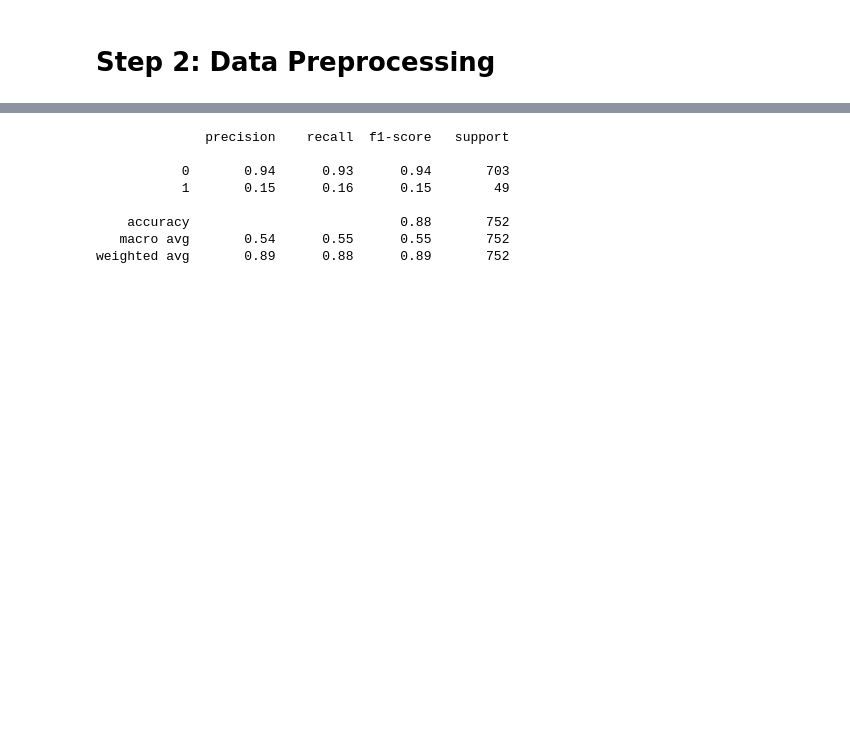
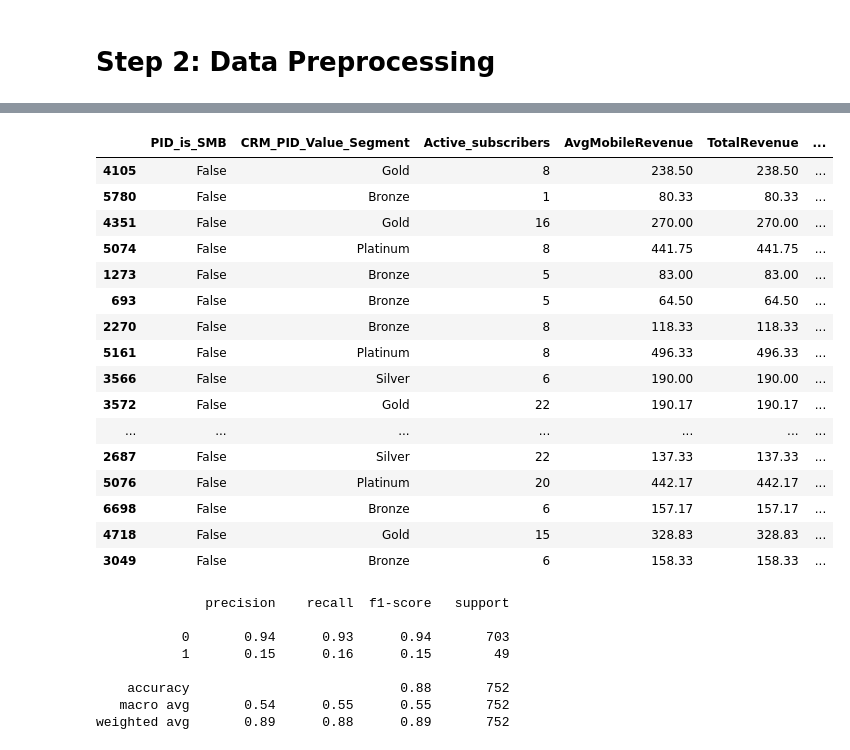
Before and after one commit to eode0004/FIT2082ResProj, a Jupyter notebook: ResProjModel.ipynb, the cells around one changed output, grey strips where cells are left out. Drawn from its saved outputs; the diff is of its cells as text; code cells hidden in the pictures; blank space fills up the shorter version.

```diff
--- a/ResProjModel.ipynb
+++ b/ResProjModel.ipynb
@@ -194,3 +215,23 @@ weighted avg       0.89      0.87      0.88      1684
+# %%
+t_df[t_df["Prediction_type"] == "False Positive"].sort_values(by="Predicted_Churn_Probability", ascending=False).head(20) # Sort by predicted probability for easier analysis
+# %% [output]
+|  | PID_is_SMB | CRM_PID_Value_Segment | Active_subscribers | AvgMobileRevenue | TotalRevenue | ... |
+| 4105 | False | Gold | 8 | 238.50 | 238.50 | ... |
+| 5780 | False | Bronze | 1 | 80.33 | 80.33 | ... |
+| 4351 | False | Gold | 16 | 270.00 | 270.00 | ... |
+| 5074 | False | Platinum | 8 | 441.75 | 441.75 | ... |
+| 1273 | False | Bronze | 5 | 83.00 | 83.00 | ... |
+| 693 | False | Bronze | 5 | 64.50 | 64.50 | ... |
+| 2270 | False | Bronze | 8 | 118.33 | 118.33 | ... |
+| 5161 | False | Platinum | 8 | 496.33 | 496.33 | ... |
+| 3566 | False | Silver | 6 | 190.00 | 190.00 | ... |
+| 3572 | False | Gold | 22 | 190.17 | 190.17 | ... |
+| ... | ... | ... | ... | ... | ... | ... |
+| 2687 | False | Silver | 22 | 137.33 | 137.33 | ... |
+| 5076 | False | Platinum | 20 | 442.17 | 442.17 | ... |
+| 6698 | False | Bronze | 6 | 157.17 | 157.17 | ... |
+| 4718 | False | Gold | 15 | 328.83 | 328.83 | ... |
+| 3049 | False | Bronze | 6 | 158.33 | 158.33 | ... |
 # %%
 # Testing per-group
 test_segment = "Bronze"
```
Also changed, not shown: parts of 4 cells of this notebook, 1 other file.
